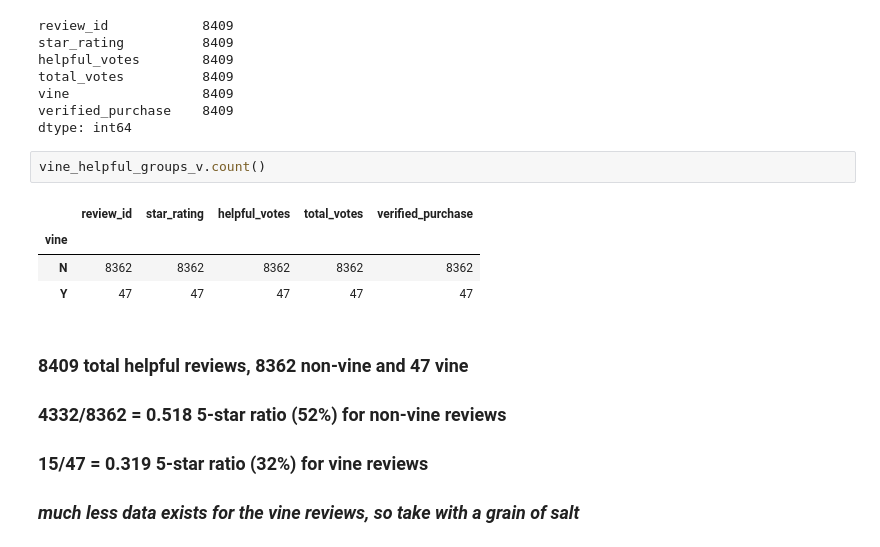
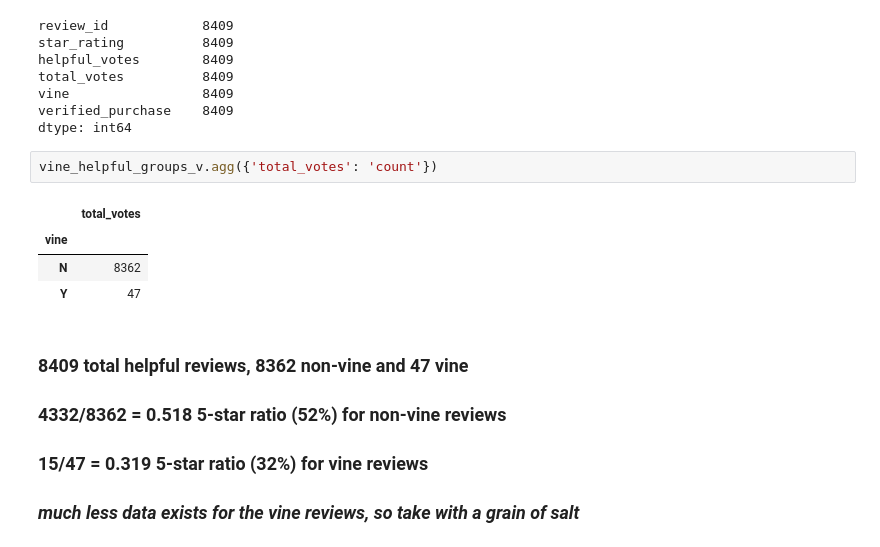
Before and after one commit to PGComai/Amazon_Vine_Analysis, a Jupyter notebook: Vine_Review_Analysis.ipynb, the cells around one changed output. Drawn from its saved outputs; the diff is of its cells as text.

```diff
--- a/Vine_Review_Analysis.ipynb
+++ b/Vine_Review_Analysis.ipynb
@@ -87,12 +89,12 @@ vine                 8409
 verified_purchase    8409
 dtype: int64
 # %%
-vine_helpful_groups_v.count()
+vine_helpful_groups_v.agg({'total_votes': 'count'})
 # %% [output]
-|  | review_id | star_rating | helpful_votes | total_votes | verified_purchase |
-| vine |  |  |  |  |  |
-| N | 8362 | 8362 | 8362 | 8362 | 8362 |
-| Y | 47 | 47 | 47 | 47 | 47 |
+|  | total_votes |
+| vine |  |
+| N | 8362 |
+| Y | 47 |
 # %% [markdown]
 ### 8409 total helpful reviews, 8362 non-vine and 47 vine
 
```
Also changed, not shown: parts of 2 cells of this notebook, 4 other files.
